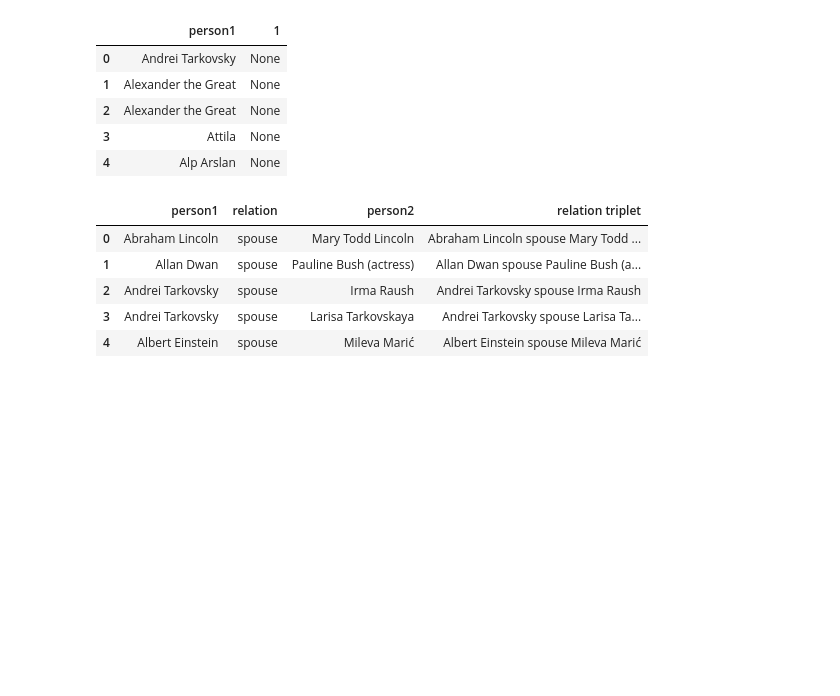
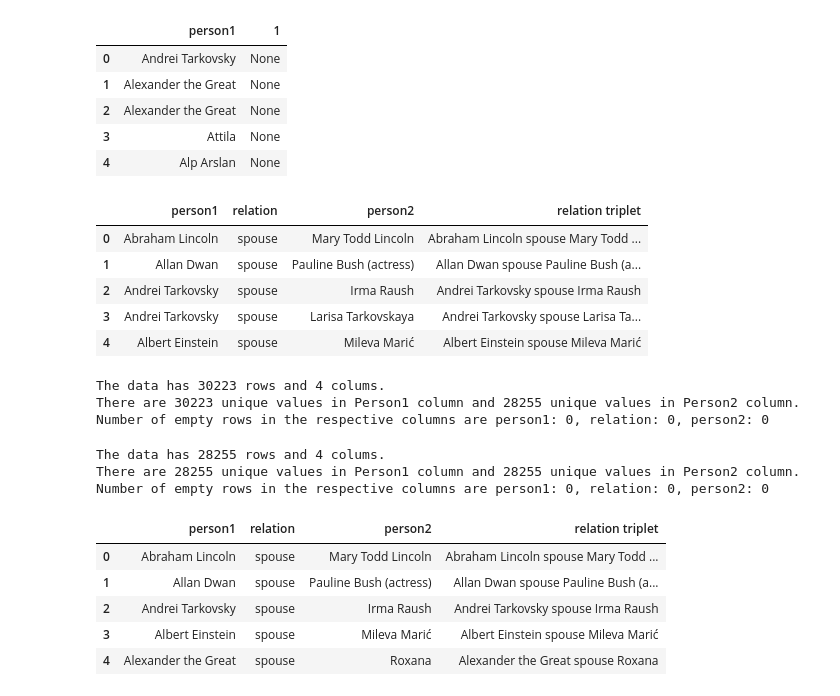
Before and after one commit to kotiyalanurag/EXPLAINABLE-AI, a Jupyter notebook: Data Cleaner.ipynb, the cells around one changed output. Cells and saved outputs as stored; diff of their text form; code cells hidden in the pictures; blank space fills up the shorter version.

```diff
--- a/Data Cleaner.ipynb
+++ b/Data Cleaner.ipynb
@@ -373,3 +373,28 @@ spouse_data.head()
 | 2 | Andrei Tarkovsky | spouse | Irma Raush | Andrei Tarkovsky spouse Irma Raush |
 | 3 | Andrei Tarkovsky | spouse | Larisa Tarkovskaya | Andrei Tarkovsky spouse Larisa Ta... |
 | 4 | Albert Einstein | spouse | Mileva Marić | Albert Einstein spouse Mileva Marić |
+# %%
+spouse_data.drop_duplicates(subset=['person1'], keep='first', inplace=True, ignore_index = True)
+# %%
+check(spouse_data)
+# %% [output]
+The data has 30223 rows and 4 colums.
+There are 30223 unique values in Person1 column and 28255 unique values in Person2 column.
+Number of empty rows in the respective columns are person1: 0, relation: 0, person2: 0
+# %%
+spouse_data.drop_duplicates(subset=['person2'], keep='first', inplace=True, ignore_index = True)
+# %%
+check(spouse_data)
+# %% [output]
+The data has 28255 rows and 4 colums.
+There are 28255 unique values in Person1 column and 28255 unique values in Person2 column.
+Number of empty rows in the respective columns are person1: 0, relation: 0, person2: 0
+# %%
+spouse_data.head()
+# %% [output]
+|  | person1 | relation | person2 | relation triplet |
+| 0 | Abraham Lincoln | spouse | Mary Todd Lincoln | Abraham Lincoln spouse Mary Todd ... |
+| 1 | Allan Dwan | spouse | Pauline Bush (actress) | Allan Dwan spouse Pauline Bush (a... |
+| 2 | Andrei Tarkovsky | spouse | Irma Raush | Andrei Tarkovsky spouse Irma Raush |
+| 3 | Albert Einstein | spouse | Mileva Marić | Albert Einstein spouse Mileva Marić |
+| 4 | Alexander the Great | spouse | Roxana | Alexander the Great spouse Roxana |
```
Also changed, not shown: parts of 3 cells of this notebook.
